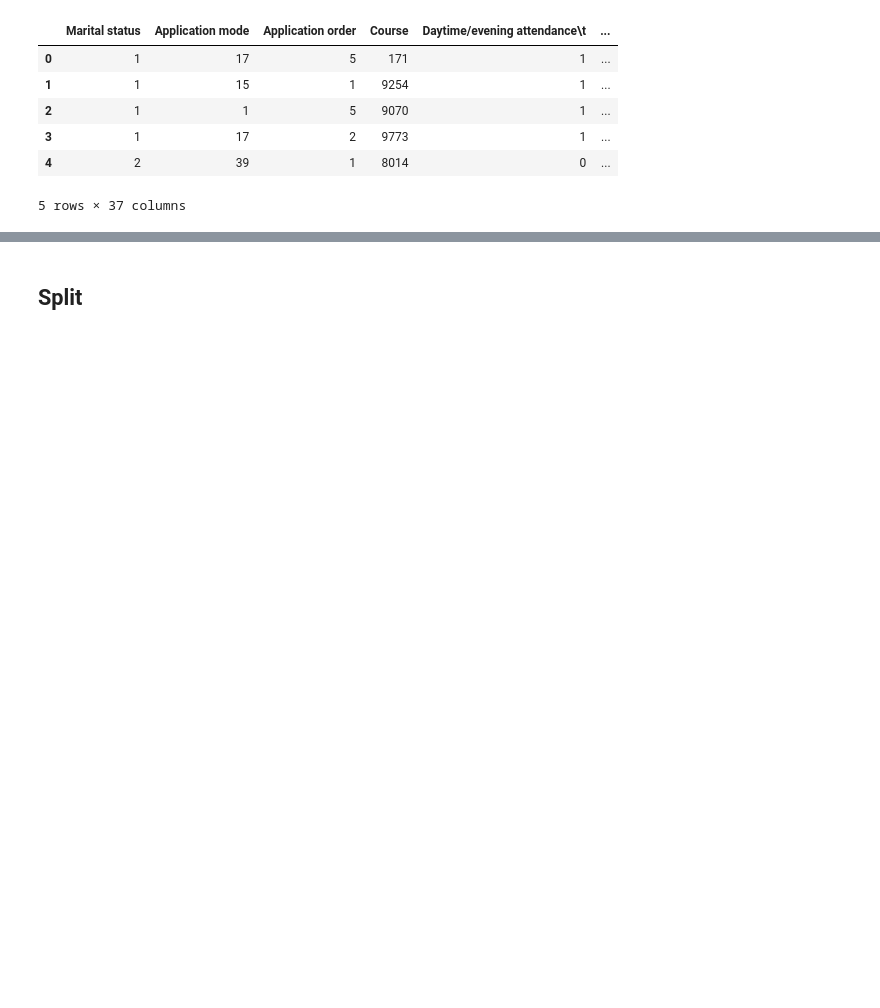
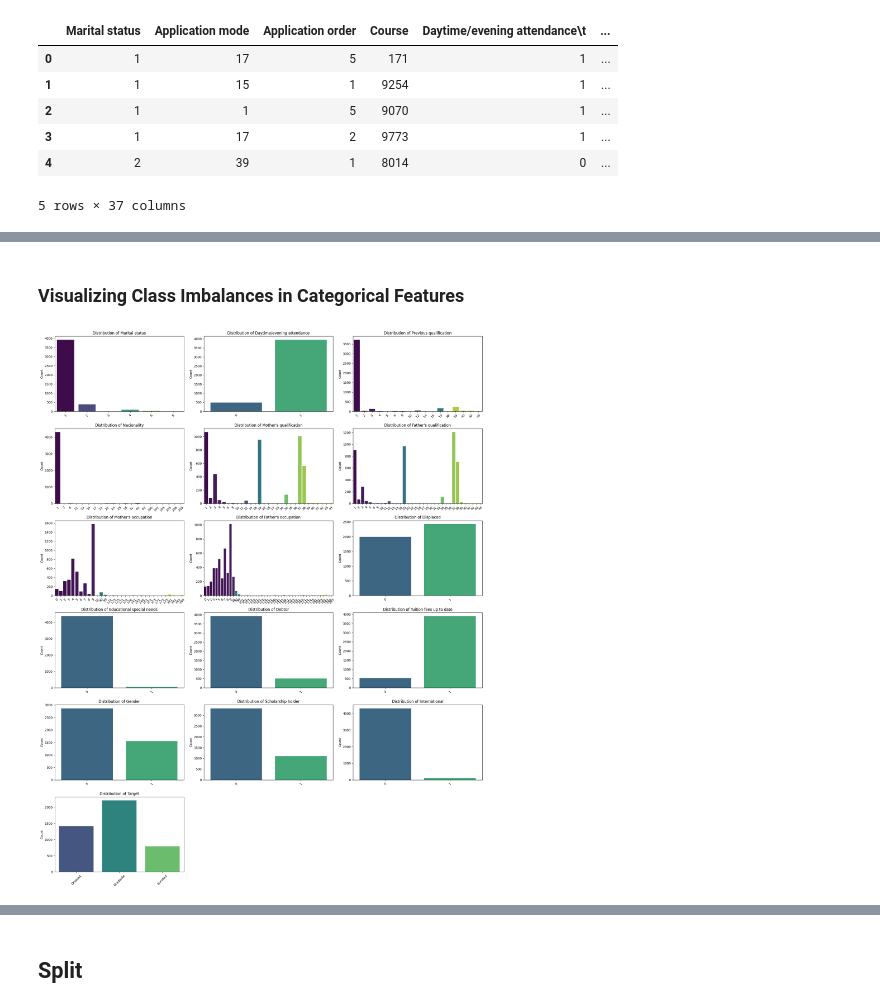
Before and after one commit to rommeltoledocr/Academic-Success-Predictor-ML, a Jupyter notebook: Academic_Success_Predictor_ML.ipynb, the cells around one changed output, grey strips where cells are left out. Cells and saved outputs as stored; diff of their text form; code cells hidden in the pictures; blank space fills up the shorter version.

```diff
--- a/Academic_Success_Predictor_ML.ipynb
+++ b/Academic_Success_Predictor_ML.ipynb
@@ -103,2 +92,49 @@ Missing values per column:
 | Target | 0 |
 dtype: int64
+# %% [markdown]
+### Visualizing Class Imbalances in Categorical Features
+# %%
+# Rename the column
+df = df.rename(columns={'Daytime/evening attendance\t': 'Daytime/evening attendance'})
+# %%
+# List categorical columns for plotting
+categorical_cols = [
+    'Marital status',
+    'Daytime/evening attendance',
+    'Previous qualification',
+    'Nacionality',
+    "Mother's qualification",
+    "Father's qualification",
+    "Mother's occupation",
+    "Father's occupation",
+    'Displaced',
+    'Educational special needs',
+    'Debtor',
+    'Tuition fees up to date',
+    'Gender',
+    'Scholarship holder',
+    'International',
+    'Target'
+]
+
+# Set up the figure and axes for plotting
+fig, axes = plt.subplots(nrows=6, ncols=3, figsize=(20, 25))
+axes = axes.flatten()
+
+# Loop through each categorical column and plot its distribution
+for i, col in enumerate(categorical_cols):
+    if i < len(axes):
+        sns.countplot(x=col, data=df, ax=axes[i], palette='viridis', hue=col, legend=False)
+        axes[i].set_title(f'Distribution of {col}')
+        axes[i].set_xlabel('')
+        axes[i].set_ylabel('Count')
+        axes[i].tick_params(axis='x', rotation=45) # Rotate x-axis labels
+
+# Remove unused subplots
+for j in range(i + 1, len(axes)):
+    fig.delaxes(axes[j])
+
+plt.tight_layout() # Adjust layout to prevent overlapping titles/labels
+plt.show()
+# %% [output]
+[figure, added]
```
Also changed, not shown: parts of 31 cells of this notebook.
